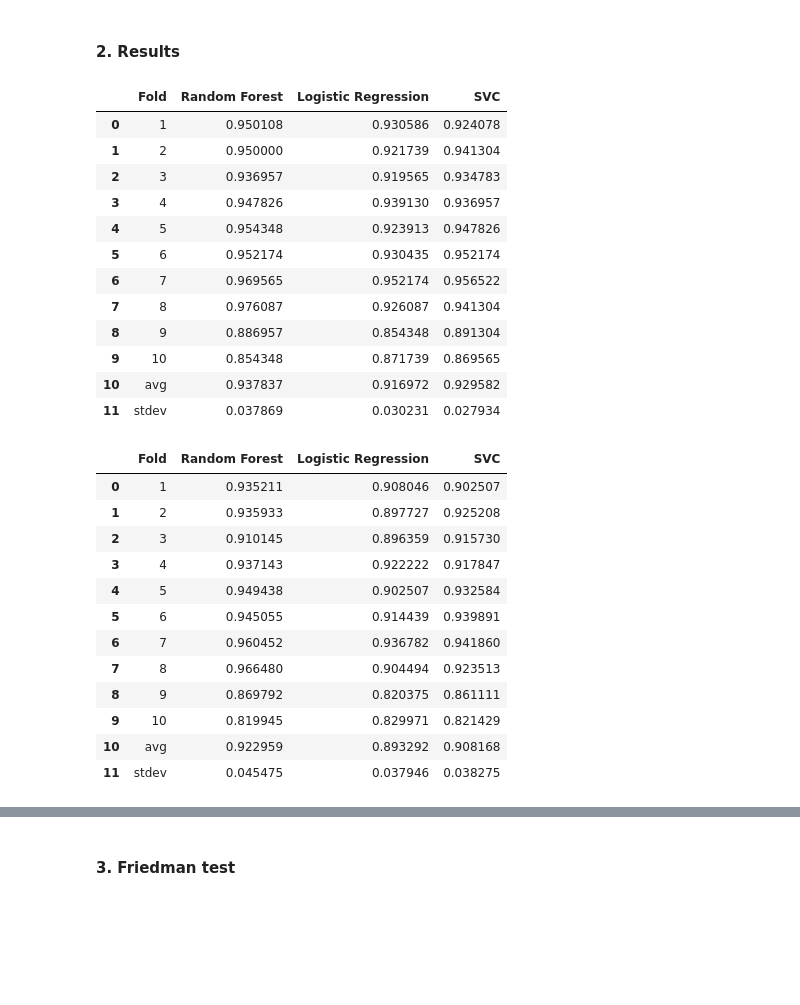
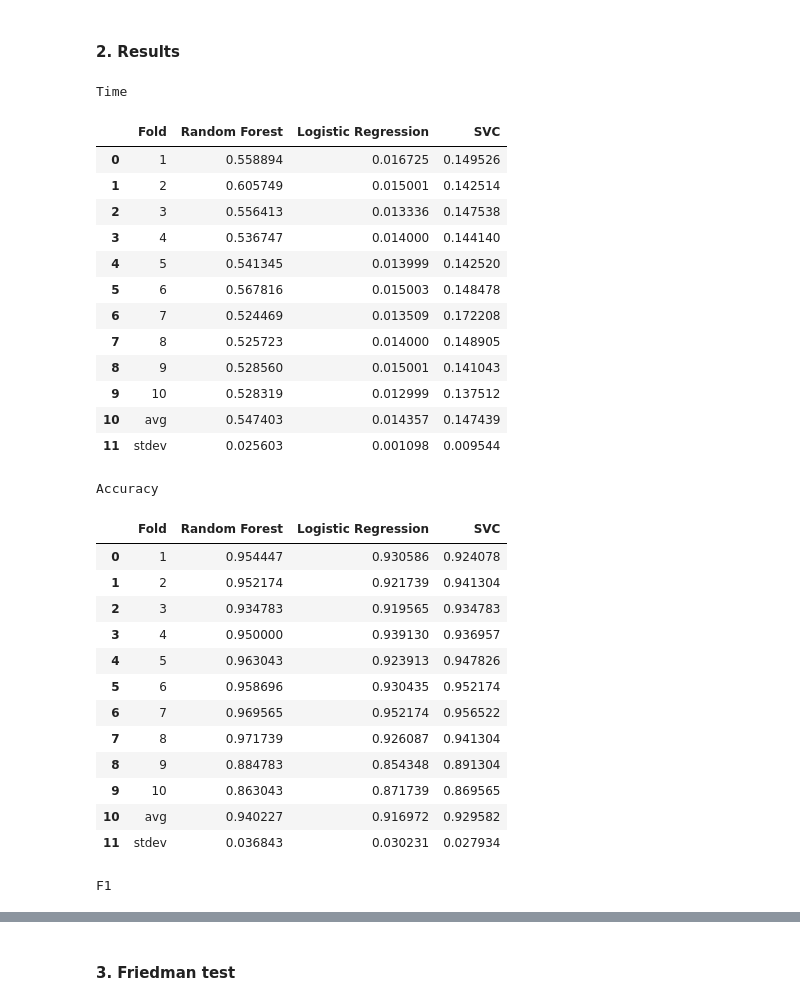
Before and after one commit to Caoze1/dv2599_a2, a Jupyter notebook: book.ipynb, the cells around one changed output, grey strips where cells are left out. Saved outputs shown, nothing was run; the diff lists cells and outputs as text; code cells hidden in the pictures; blank space fills up the shorter version.

```diff
--- a/book.ipynb
+++ b/book.ipynb
@@ -90,7 +90,7 @@ x_scaled.describe().round(2)
 # %%
 # Initialize ten-fold cross-validation
 skf = StratifiedKFold(n_splits=10)
-score_types = ('fit_time', 'accuracy_score', 'f1_score')
+score_types = ('fit_time', 'accuracy_score', 'f_score')
 
 # Initialize models
 rf = RandomForestClassifier()
@@ -116,50 +116,59 @@ for model_name, model in models:
 # %%
 column_1 = {"Fold":[1,2,3,4,5,6,7,8,9,10,"avg", "stdev"]}
 
 ### Create accuracy, f1 and time dataframes
 df_acc = pd.DataFrame(column_1)
 df_f1 = pd.DataFrame(column_1)
 df_time = pd.DataFrame(column_1)
 
 ### Add data to dataframes
 for model_name in model_data:
     for score_id, df in zip(score_types, (df_time, df_acc, df_f1)):
         score = model_data[model_name][score_id]
         df[model_name] = np.append(score, [stat.mean(score), stat.stdev(score)])
 
 ### Save tables
 df_time.round(4).to_csv(f"df_time.csv", index=False)
 df_acc.round(4).to_csv(f"df_acc.csv", index=False)
-df_f1.round(4).to_csv(f"df_f1.csv", index=False)
+df_f1.round(4).to_csv(f"df_f.csv", index=False)
 
+### Display
+print("Time")
+display(df_time)
+
+print("Accuracy")
 display(df_acc)
+
+print("F1")
 display(df_f1)
-display(df_time)
 # %% [output]
+Time
 |  | Fold | Random Forest | Logistic Regression | SVC |
-| 0 | 1 | 0.950108 | 0.930586 | 0.924078 |
-| 1 | 2 | 0.950000 | 0.921739 | 0.941304 |
-| 2 | 3 | 0.936957 | 0.919565 | 0.934783 |
-| 3 | 4 | 0.947826 | 0.939130 | 0.936957 |
-| 4 | 5 | 0.954348 | 0.923913 | 0.947826 |
-| 5 | 6 | 0.952174 | 0.930435 | 0.952174 |
-| 6 | 7 | 0.969565 | 0.952174 | 0.956522 |
-| 7 | 8 | 0.976087 | 0.926087 | 0.941304 |
-| 8 | 9 | 0.886957 | 0.854348 | 0.891304 |
-| 9 | 10 | 0.854348 | 0.871739 | 0.869565 |
-| 10 | avg | 0.937837 | 0.916972 | 0.929582 |
-| 11 | stdev | 0.037869 | 0.030231 | 0.027934 |
+| 0 | 1 | 0.558894 | 0.016725 | 0.149526 |
+| 1 | 2 | 0.605749 | 0.015001 | 0.142514 |
+| 2 | 3 | 0.556413 | 0.013336 | 0.147538 |
+| 3 | 4 | 0.536747 | 0.014000 | 0.144140 |
+| 4 | 5 | 0.541345 | 0.013999 | 0.142520 |
+| 5 | 6 | 0.567816 | 0.015003 | 0.148478 |
+| 6 | 7 | 0.524469 | 0.013509 | 0.172208 |
+| 7 | 8 | 0.525723 | 0.014000 | 0.148905 |
+| 8 | 9 | 0.528560 | 0.015001 | 0.141043 |
+| 9 | 10 | 0.528319 | 0.012999 | 0.137512 |
+| 10 | avg | 0.547403 | 0.014357 | 0.147439 |
+| 11 | stdev | 0.025603 | 0.001098 | 0.009544 |
+Accuracy
 |  | Fold | Random Forest | Logistic Regression | SVC |
-| 0 | 1 | 0.935211 | 0.908046 | 0.902507 |
-| 1 | 2 | 0.935933 | 0.897727 | 0.925208 |
-| 2 | 3 | 0.910145 | 0.896359 | 0.915730 |
-| 3 | 4 | 0.937143 | 0.922222 | 0.917847 |
-| 4 | 5 | 0.949438 | 0.902507 | 0.932584 |
-| 5 | 6 | 0.945055 | 0.914439 | 0.939891 |
-| 6 | 7 | 0.960452 | 0.936782 | 0.941860 |
-| 7 | 8 | 0.966480 | 0.904494 | 0.923513 |
-| 8 | 9 | 0.869792 | 0.820375 | 0.861111 |
-| 9 | 10 | 0.819945 | 0.829971 | 0.821429 |
-| 10 | avg | 0.922959 | 0.893292 | 0.908168 |
-| 11 | stdev | 0.045475 | 0.037946 | 0.038275 |
+| 0 | 1 | 0.954447 | 0.930586 | 0.924078 |
+| 1 | 2 | 0.952174 | 0.921739 | 0.941304 |
+| 2 | 3 | 0.934783 | 0.919565 | 0.934783 |
+| 3 | 4 | 0.950000 | 0.939130 | 0.936957 |
+| 4 | 5 | 0.963043 | 0.923913 | 0.947826 |
+| 5 | 6 | 0.958696 | 0.930435 | 0.952174 |
+| 6 | 7 | 0.969565 | 0.952174 | 0.956522 |
+| 7 | 8 | 0.971739 | 0.926087 | 0.941304 |
+| 8 | 9 | 0.884783 | 0.854348 | 0.891304 |
+| 9 | 10 | 0.863043 | 0.871739 | 0.869565 |
+| 10 | avg | 0.940227 | 0.916972 | 0.929582 |
+| 11 | stdev | 0.036843 | 0.030231 | 0.027934 |
+F1
 |  | Fold | Random Forest | Logistic Regression | SVC |
```
Also changed, not shown: parts of 7 cells of this notebook, 10 other files.
